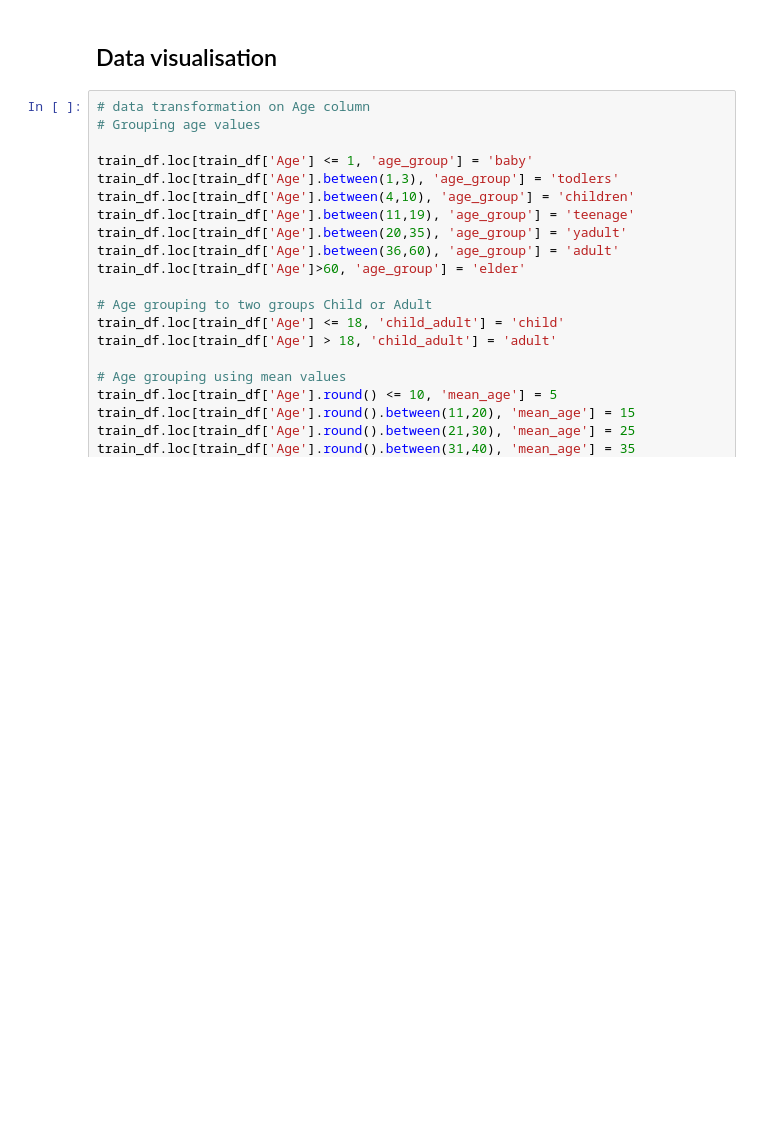
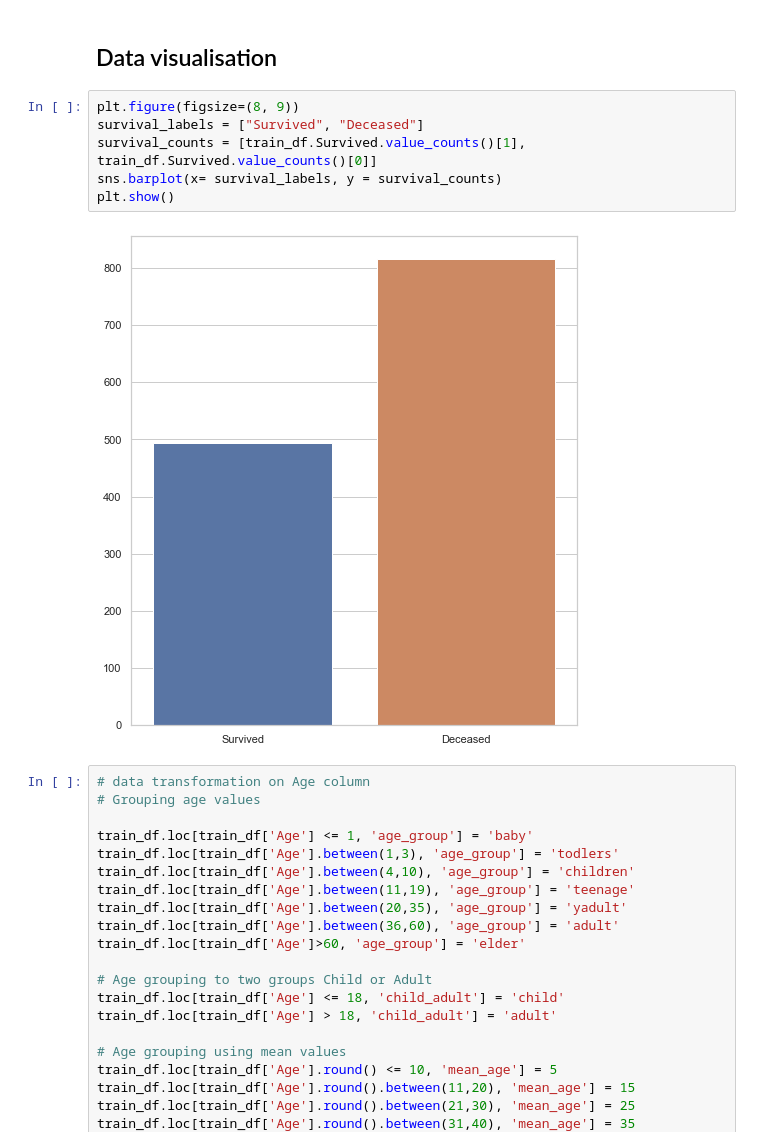
Before and after one commit to chanyadeshani/Group8, a Jupyter notebook: submit_assignment.ipynb, the cells around one changed output. Cells and saved outputs as stored; diff of their text form; blank space fills up the shorter version.

```diff
--- a/submit_assignment.ipynb
+++ b/submit_assignment.ipynb
@@ -333,6 +306,14 @@ Missing values remaining in the data set
 1014
 # %% [markdown]
 ## Data visualisation
+# %%
+plt.figure(figsize=(8, 9))
+survival_labels = ["Survived", "Deceased"]
+survival_counts = [train_df.Survived.value_counts()[1], train_df.Survived.value_counts()[0]]
+sns.barplot(x= survival_labels, y = survival_counts)
+plt.show()
+# %% [output]
+[figure, added]
 # %%
 # data transformation on Age column
 # Grouping age values
```
Also changed, not shown: parts of 19 cells of this notebook.
